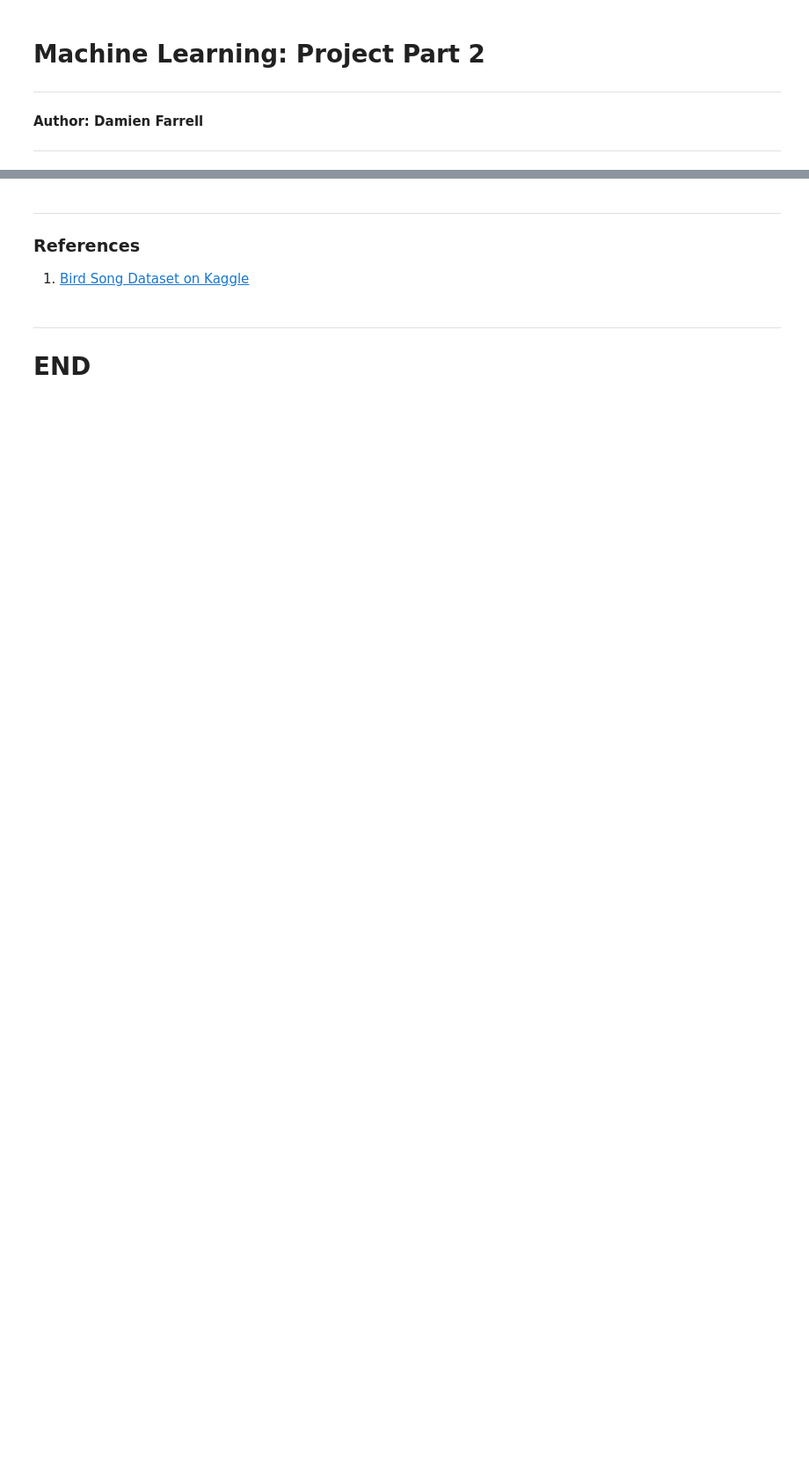
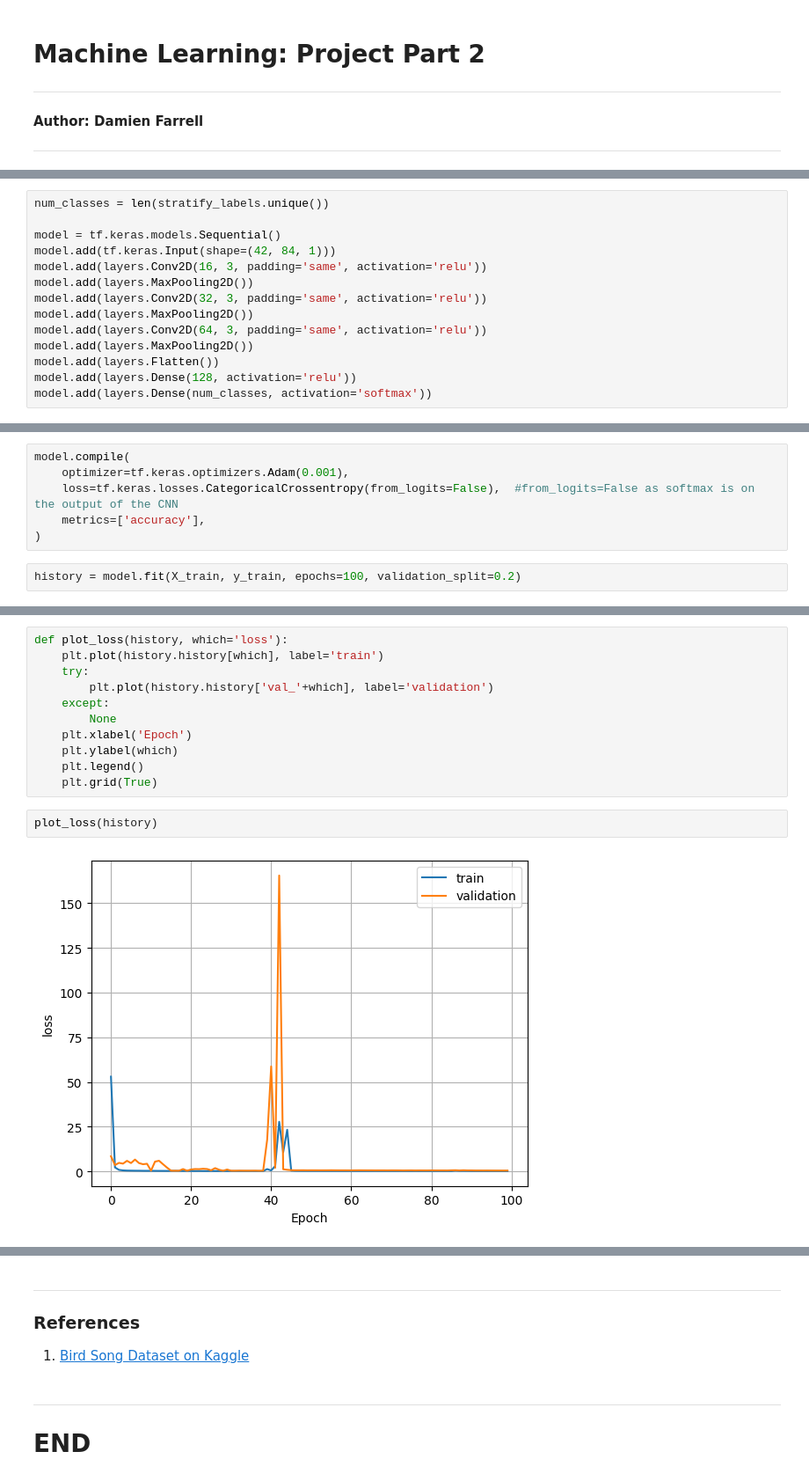
Before and after one commit to damienfarrell/machine-learning-project-2, a Jupyter notebook: project_2.ipynb, the cells around one changed output, grey strips where cells are left out. Shown at 88% size. Drawn from its saved outputs; the diff is of its cells as text; blank space fills up the shorter version.

Commit message:
Padded the no_call which I forgot to do. Prepared the numpy shape. Ran a simple CNN to test

```diff
--- a/project_2.ipynb
+++ b/project_2.ipynb
@@ -85,0 +201,14 @@ COMPLETE IN OTHER NOTEBOOK `data_preprocessing.ipynb` !!!!!!!!!!!!!!!!!!!!!!
+# %%
+num_classes = len(stratify_labels.unique())
+
+model = tf.keras.models.Sequential()
+model.add(tf.keras.Input(shape=(42, 84, 1)))
+model.add(layers.Conv2D(16, 3, padding='same', activation='relu'))
+model.add(layers.MaxPooling2D())
+model.add(layers.Conv2D(32, 3, padding='same', activation='relu'))
+model.add(layers.MaxPooling2D())
+model.add(layers.Conv2D(64, 3, padding='same', activation='relu'))
+model.add(layers.MaxPooling2D())
+model.add(layers.Flatten())
+model.add(layers.Dense(128, activation='relu'))
+model.add(layers.Dense(num_classes, activation='softmax'))
@@ -85,0 +239,8 @@ COMPLETE IN OTHER NOTEBOOK `data_preprocessing.ipynb` !!!!!!!!!!!!!!!!!!!!!!
+# %%
+model.compile(
+    optimizer=tf.keras.optimizers.Adam(0.001),
+    loss=tf.keras.losses.CategoricalCrossentropy(from_logits=False),  #from_logits=False as softmax is on the output of the CNN
+    metrics=['accuracy'],
+)
+# %%
+history = model.fit(X_train, y_train, epochs=100, validation_split=0.2)
@@ -85,0 +270,15 @@ COMPLETE IN OTHER NOTEBOOK `data_preprocessing.ipynb` !!!!!!!!!!!!!!!!!!!!!!
+# %%
+def plot_loss(history, which='loss'):
+    plt.plot(history.history[which], label='train')
+    try:
+        plt.plot(history.history['val_'+which], label='validation')
+    except:
+        None
+    plt.xlabel('Epoch')
+    plt.ylabel(which)
+    plt.legend()
+    plt.grid(True)
+# %%
+plot_loss(history)
+# %% [output]
+[figure, added]
```
Also changed, not shown: parts of 22 cells of this notebook, 2 other files.
